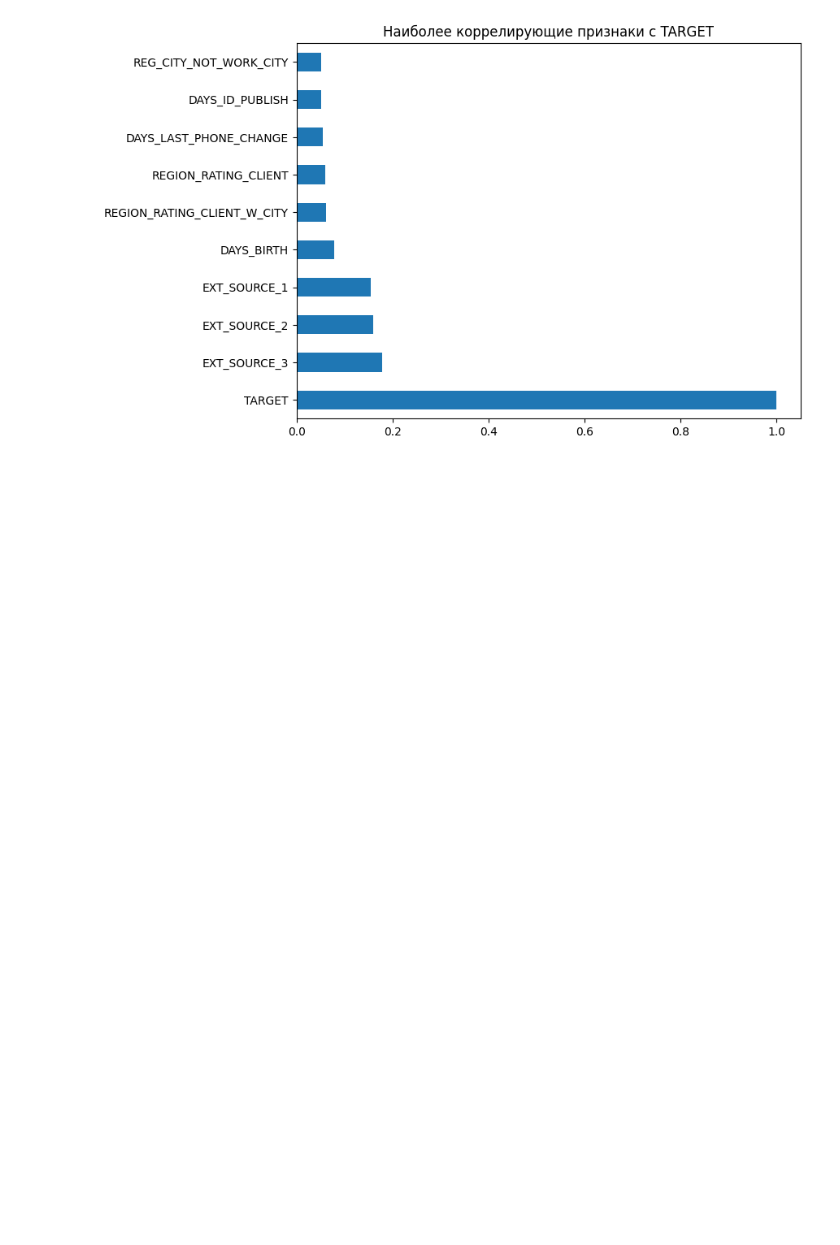
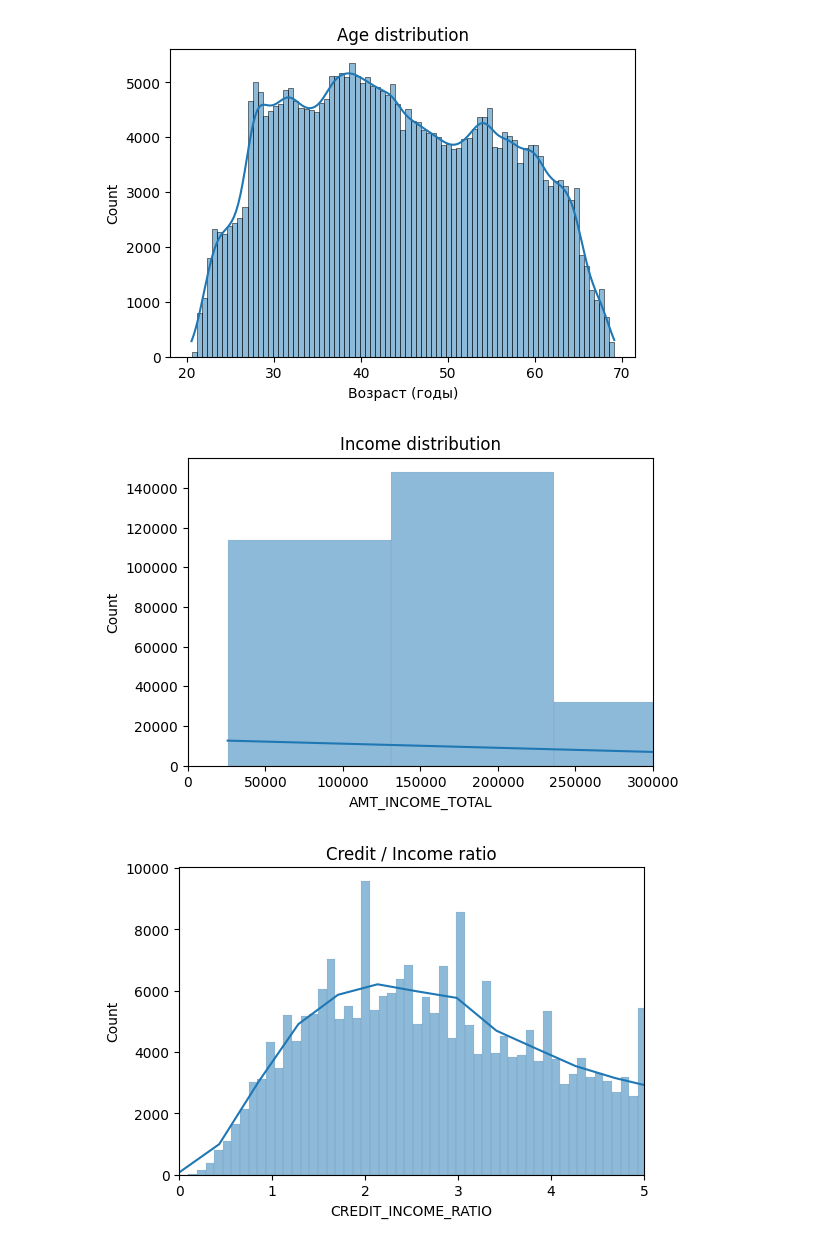
Before and after one commit to jkisselj/credit_scoring_project, a Jupyter notebook: results/feature_engineering/EDA.ipynb, the cells around one changed output. Cells and saved outputs as stored; diff of their text form; code cells hidden in the pictures; blank space fills up the shorter version.

```diff
--- a/results/feature_engineering/EDA.ipynb
+++ b/results/feature_engineering/EDA.ipynb
@@ -111,6 +85,24 @@ Name: TARGET, dtype: float64
 # %%
-corr.head(10).plot(kind="barh", figsize=(8, 6))
-plt.title("Наиболее коррелирующие признаки с TARGET")
+plt.figure(figsize=(6, 4))
+sns.histplot(df["DAYS_BIRTH"] / -365, kde=True)
+plt.title("Age distribution")
+plt.xlabel("Возраст (годы)")
 plt.show()
+
+plt.figure(figsize=(6, 4))
+sns.histplot(df["AMT_INCOME_TOTAL"], kde=True)
+plt.xlim(0, 300000)
+plt.title("Income distribution")
+plt.show()
+
+df["CREDIT_INCOME_RATIO"] = df["AMT_CREDIT"] / df["AMT_INCOME_TOTAL"]
+
+plt.figure(figsize=(6, 4))
+sns.histplot(df["CREDIT_INCOME_RATIO"], kde=True)
+plt.title("Credit / Income ratio")
+plt.xlim(0, 5)
+plt.show()
 # %% [output]
-[figure, old version]
+[figure, new version]
+[figure, added]
+[figure, added]
```
Also changed, not shown: parts of 7 cells of this notebook, 1 other file.
